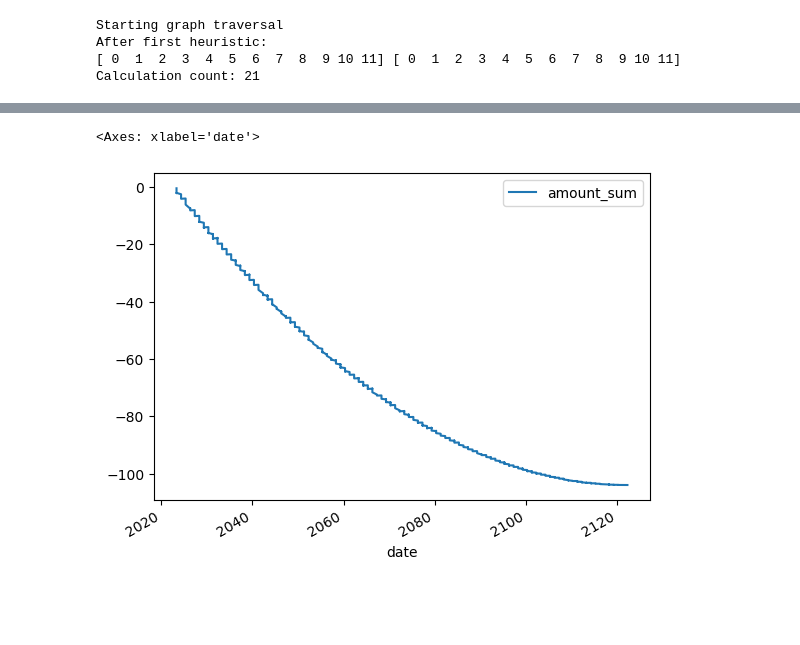
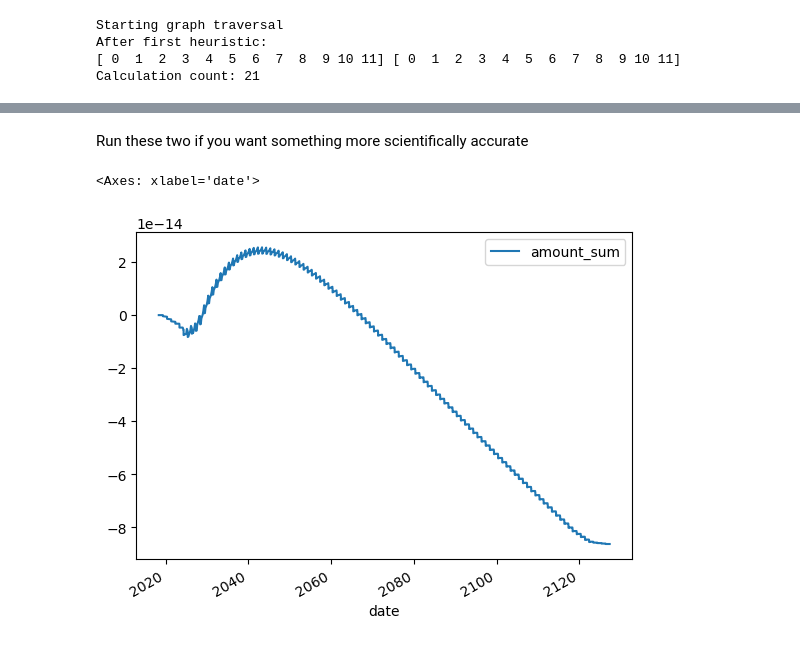
Before and after one commit to brightway-lca/bw_temporalis, a Jupyter notebook: dev/Example usage.ipynb, the cells around one changed output, grey strips where cells are left out. Cells and saved outputs as stored; diff of their text form; code cells hidden in the pictures; blank space fills up the shorter version.

```diff
--- a/dev/Example usage.ipynb
+++ b/dev/Example usage.ipynb
@@ -291,5 +312,23 @@ characterized_df = tl.characterize_dataframe(
+# %% [markdown]
+Run these two if you want something more scientifically accurate
+# %%
+characterized_df_co2 = tl.characterize_dataframe(
+    characterization_function=characterize_co2,
+    flow={bd.get_node(name="carbon dioxide").id},
+    cumsum=False
+)
+# %%
+characterized_df_ch4 = tl.characterize_dataframe(
+    characterization_function=characterize_methane,
+    flow={bd.get_node(name="methane").id},
+    cumsum=False
+)
+# %%
+aggregate_df = pd.concat([characterized_df_ch4, characterized_df_co2])
+aggregate_df.sort_values(by="date", ascending=True, inplace=True)
+aggregate_df["amount_sum"] = aggregate_df["amount"].cumsum()
 # %%
-characterized_df.plot(x="date", y="amount_sum")
+aggregate_df.plot(x="date", y="amount_sum")
 # %% [output]
 <Axes: xlabel='date'>
-[figure, old version]
+[figure, new version]
```
Also changed, not shown: parts of 8 cells of this notebook.
